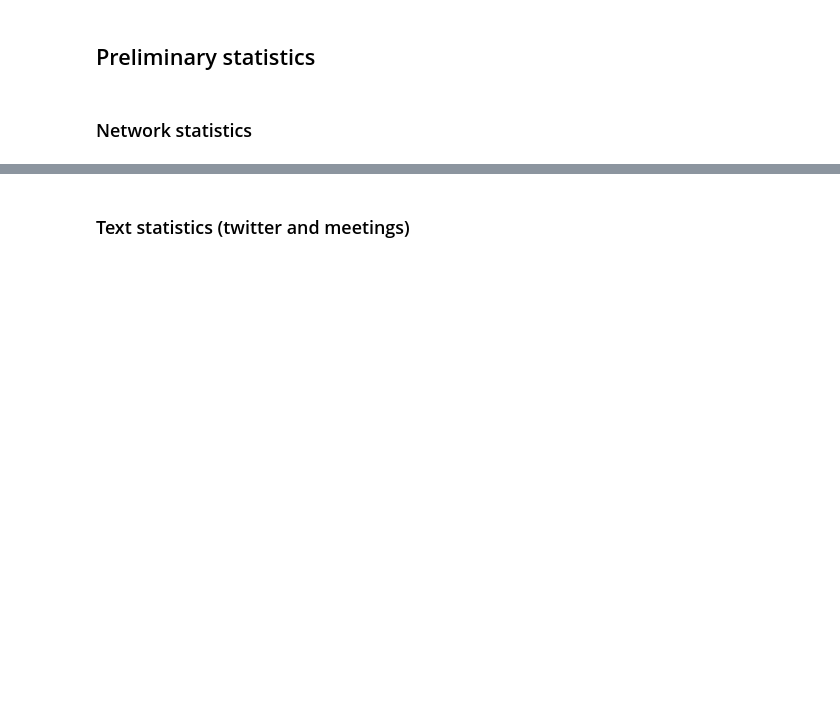
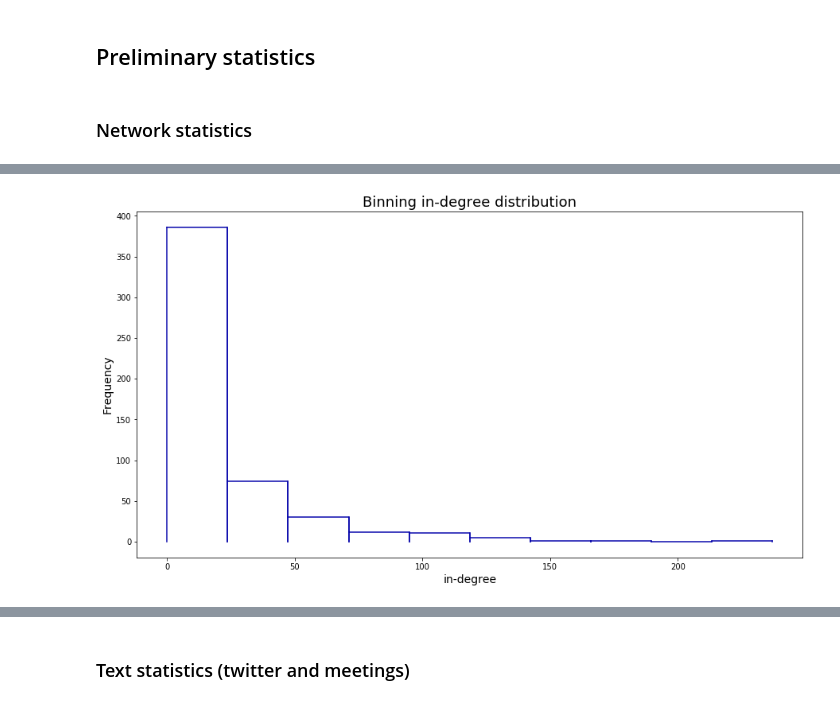
Before and after one commit to 98christianp/politiker, a Jupyter notebook: Explainer notebook.ipynb, the cells around one changed output, grey strips where cells are left out. Cells and saved outputs as stored; diff of their text form; code cells hidden in the pictures; blank space fills up the shorter version.

```diff
--- a/Explainer notebook.ipynb
+++ b/Explainer notebook.ipynb
@@ -20,0 +178,2 @@ Authors: Christian Engelbrekt Petersen, Frederik Kromann Hansen & Lau Johansson
+# %%
+ all_persons=list(data["Twittername"])
@@ -28,0 +334,29 @@ Authors: Christian Engelbrekt Petersen, Frederik Kromann Hansen & Lau Johansson
+# %%
+list_in=list(dict(giant_directed.in_degree()).values()) # This is all of the nodes' degrees
+list_out=list(dict(giant_directed.out_degree()).values()) # This is all of the nodes' degrees
+# %%
+hist,bin_edges=np.histogram(list_in,bins=10)
+
+rightboundary=bin_edges[1:]
+leftboundary=bin_edges[:-1]
+newlist_in=[] # list with leftboundary1,rightboundary1,leftboundary2,rightboundary2
+newvalues_in=[] # histvalue1,histvalue1,histvalue2,histvalue2,....
+for i in range(len(rightboundary)):
+    newlist_in.append(leftboundary[i])
+    newvalues_in.append(hist[i])
+    newlist_in.append(rightboundary[i])
+    newvalues_in.append(hist[i])
+points_in=zip(newlist_in,newvalues_in)
+
+plt.figure(figsize=(15,8))
+plt.plot(newlist_in,newvalues_in,color='#0504aa')
+for pt in points_in:
+    plt.plot( [pt[0],pt[0]], [0,pt[1]],color="#0504aa" )
+
+plt.title('Binning in-degree distribution',fontsize=18)
+plt.xlabel("in-degree",fontsize=14)
+plt.ylabel("Frequency",fontsize=14)
+#plt.axis([0, 140, 0, 500])
+plt.show()
+# %% [output]
+[figure, added]
```
Also changed, not shown: parts of 66 cells of this notebook, 20 other files.
